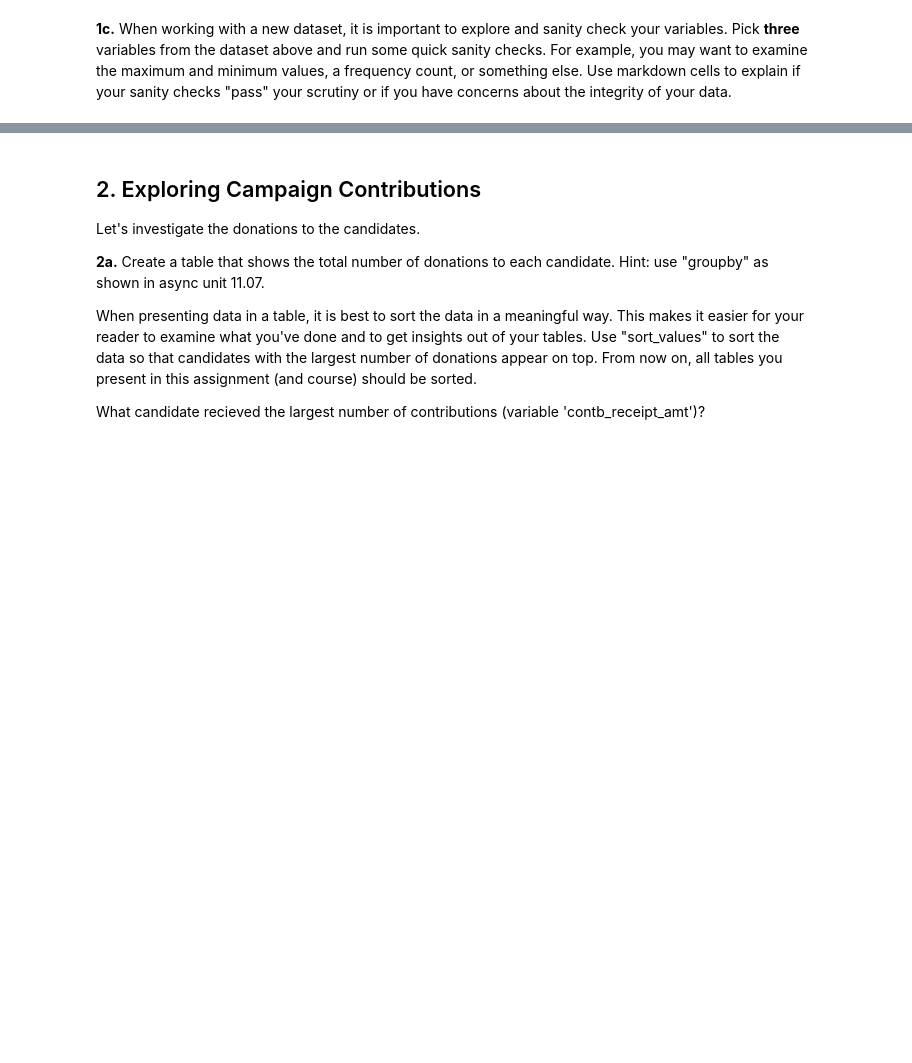
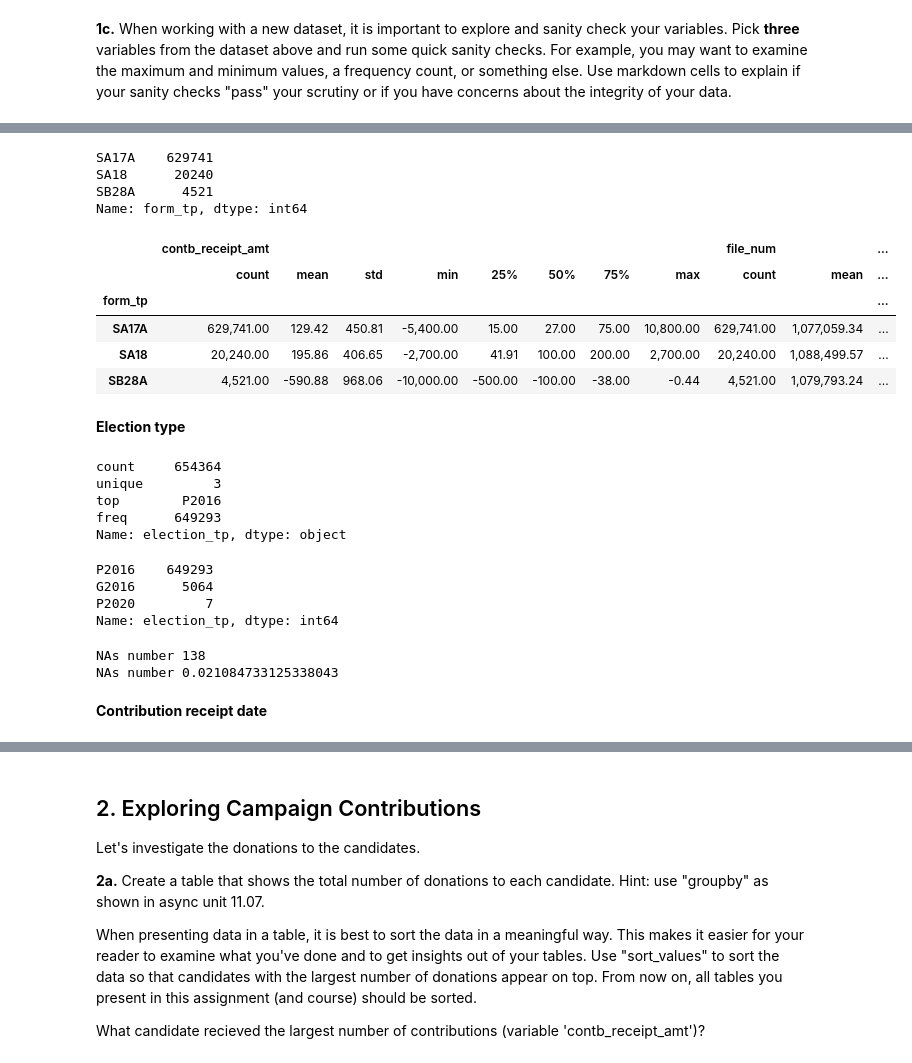
Before and after one commit to ramirocadavid/world_cup, a Jupyter notebook: SUBMISSIONS/week_12/Week_12_HW.ipynb, the cells around one changed output, grey strips where cells are left out. Cells and saved outputs as stored; diff of their text form; code cells hidden in the pictures; blank space fills up the shorter version.

```diff
--- a/SUBMISSIONS/week_12/Week_12_HW.ipynb
+++ b/SUBMISSIONS/week_12/Week_12_HW.ipynb
@@ -90,0 +115,40 @@ Columns: Index(['cmte_id', 'cand_id', 'cand_nm', 'contbr_nm', 'contbr_city',
+# %%
+print(contrib.form_tp.value_counts())
+print()
+contrib.groupby('form_tp').describe()
+# %% [output]
+SA17A    629741
+SA18      20240
+SB28A      4521
+Name: form_tp, dtype: int64
+|  | contb_receipt_amt |  |  |  |  |  |  |  | file_num |  | ... |
+|  | count | mean | std | min | 25% | 50% | 75% | max | count | mean | ... |
+| form_tp |  |  |  |  |  |  |  |  |  |  | ... |
+| SA17A | 629,741.00 | 129.42 | 450.81 | -5,400.00 | 15.00 | 27.00 | 75.00 | 10,800.00 | 629,741.00 | 1,077,059.34 | ... |
+| SA18 | 20,240.00 | 195.86 | 406.65 | -2,700.00 | 41.91 | 100.00 | 200.00 | 2,700.00 | 20,240.00 | 1,088,499.57 | ... |
+| SB28A | 4,521.00 | -590.88 | 968.06 | -10,000.00 | -500.00 | -100.00 | -38.00 | -0.44 | 4,521.00 | 1,079,793.24 | ... |
+# %% [markdown]
+**Election type**
+# %%
+contrib.election_tp.describe()
+# %% [output]
+count     654364
+unique         3
+top        P2016
+freq      649293
+Name: election_tp, dtype: object
+# %%
+contrib.election_tp.value_counts()
+# %% [output]
+P2016    649293
+G2016      5064
+P2020         7
+Name: election_tp, dtype: int64
+# %%
+print('NAs number', sum(pd.isna(contrib.election_tp)))
+print('NAs number', (sum(pd.isna(contrib.election_tp)) / len(contrib)) * 100)
+# %% [output]
+NAs number 138
+NAs number 0.021084733125338043
+# %% [markdown]
+**Contribution receipt date**
```
Also changed, not shown: parts of 47 cells of this notebook, 18 other files.
